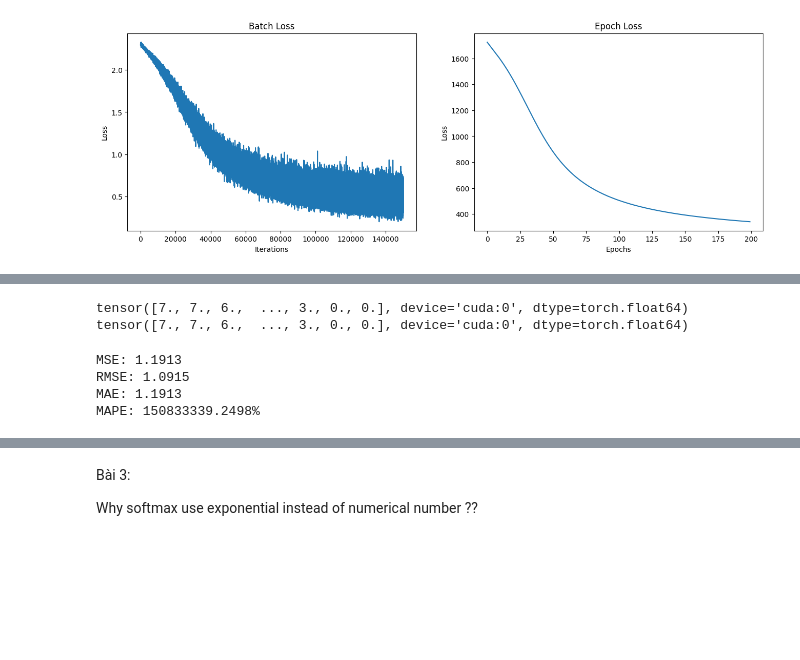
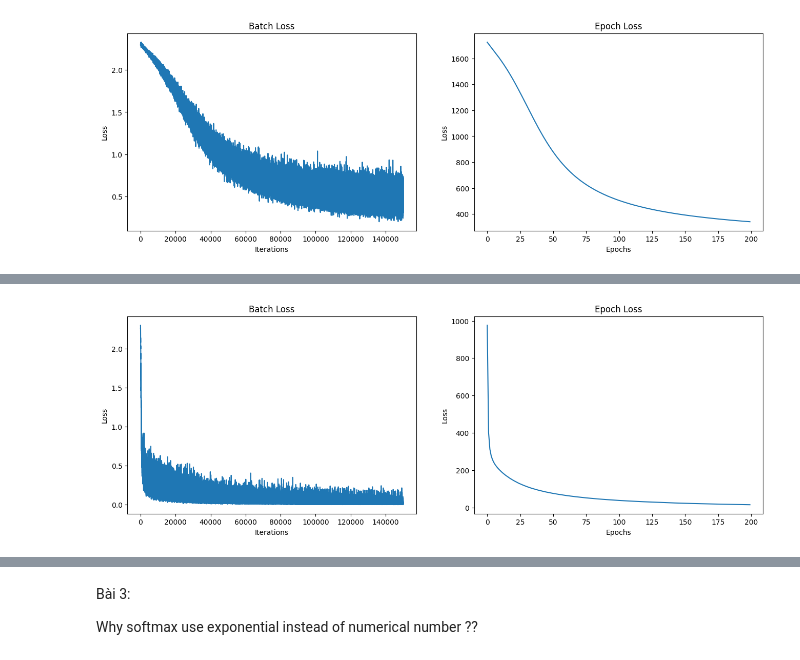
Before and after one commit to DucNgMinh/Deep_Learning_NEU, a Jupyter notebook: Homework_Week_2/11204838 - Nguyễn Minh Đức - HW2 - Notebook.ipynb, the cells around one changed output, grey strips where cells are left out. Saved outputs shown, nothing was run; the diff lists cells and outputs as text; code cells hidden in the pictures; blank space fills up the shorter version.

```diff
--- a/Homework_Week_2/11204838 - Nguyễn Minh Đức - HW2 - Notebook.ipynb
+++ b/Homework_Week_2/11204838 - Nguyễn Minh Đức - HW2 - Notebook.ipynb
@@ -322,0 +386,13 @@ Text(0.5, 1.0, 'Epoch Loss')
+# %%
+fig, ax = plt.subplots(1, 2, figsize=(16, 5))
+
+ax[0].plot(range(len(batch_loss_list)), (batch_loss_list), label='Batch Loss')
+ax[0].set_xlabel('Iterations')
+ax[0].set_ylabel('Loss')
+ax[0].set_title('Batch Loss')
+
+ax[1].plot(range(len(epoch_loss_list)), (epoch_loss_list), label='Epoch Loss')
+ax[1].set_xlabel('Epochs')
+ax[1].set_ylabel('Loss')
+ax[1].set_title('Epoch Loss')
+# %% [output]
@@ -323,3 +400,4 @@ Text(0.5, 1.0, 'Epoch Loss')
+[figure, added]
 # %%
 predictions = []
 
@@ -356,16 +420,0 @@ def MAPE(yhat, y):
-# %%
-print(predictions)
-print(actual_values)
-# %% [output]
-tensor([7., 7., 6.,  ..., 3., 0., 0.], device='cuda:0', dtype=torch.float64)
-tensor([7., 7., 6.,  ..., 3., 0., 0.], device='cuda:0', dtype=torch.float64)
-# %%
-print("MSE: {:.4f}".format(MSE(predictions, actual_values)))
-print("RMSE: {:.4f}".format(RMSE(predictions, actual_values)))
-print("MAE: {:.4f}".format(MAE(predictions, actual_values)))
-print("MAPE: {:.4f}%".format(MAPE(predictions, actual_values)))
-# %% [output]
-MSE: 1.1913
-RMSE: 1.0915
-MAE: 1.1913
-MAPE: 150833339.2498%
```
Also changed, not shown: parts of 5 cells of this notebook.
